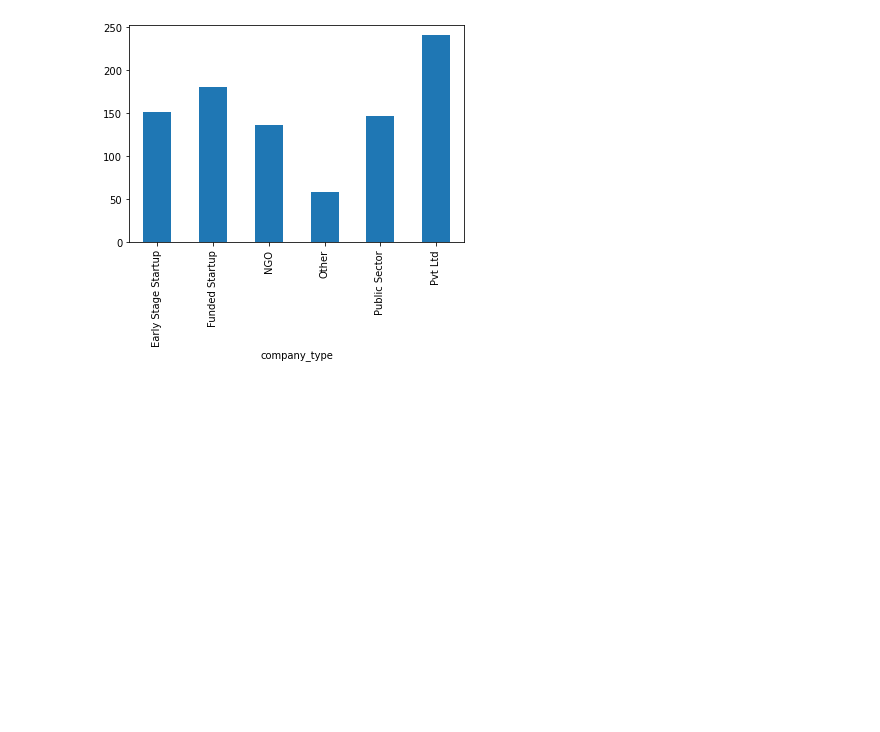
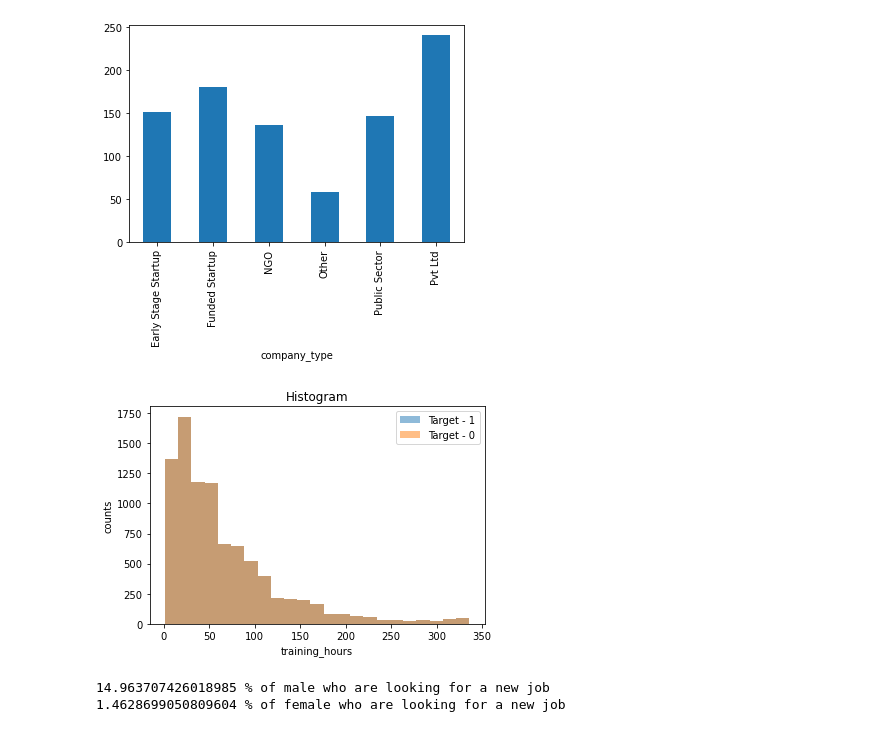
Before and after one commit to data301-2020-winter2/course-project-solo_118, a Jupyter notebook: analysis/Task5.ipynb, the cells around one changed output. Saved outputs shown, nothing was run; the diff lists cells and outputs as text; code cells hidden in the pictures; blank space fills up the shorter version.

```diff
--- a/analysis/Task5.ipynb
+++ b/analysis/Task5.ipynb
@@ -94,3 +94,24 @@ df.groupby('company_type')['training_hours'].nunique().plot(kind = 'bar')
 # %% [output]
 <AxesSubplot:xlabel='company_type'>
 [figure]
+# %%
+df['gender'].value_counts()/df['gender'].count()
+
+plt.hist(df['training_hours'], bins=23, alpha=0.5, label='Target - 1')
+plt.hist(df['training_hours'], bins=23, alpha=0.5, label='Target - 0')
+plt.legend(loc='upper right')
+plt.title('Histogram')
+plt.xlabel('training_hours')
+plt.ylabel('counts')
+plt.show() # right skewed
+# %% [output]
+[figure, added]
+# %%
+
+male_newjob = df[(df['gender']=='Male') & (df['target']==1)]
+female_newjob = df[(df['gender']=='Female') & (df['target']==1)]
+print('{} % of male looking for a new job'.format(len(male_newjob)/len(df['gender']=='Male')*100))
+print('{} % of female looking for a new job'.format(len(female_newjob)/len(df['gender']=='Female')*100))
+# %% [output]
+14.963707426018985 % of male who are looking for a new job
+1.4628699050809604 % of female who are looking for a new job
```
Also changed, not shown: parts of 8 cells of this notebook.
